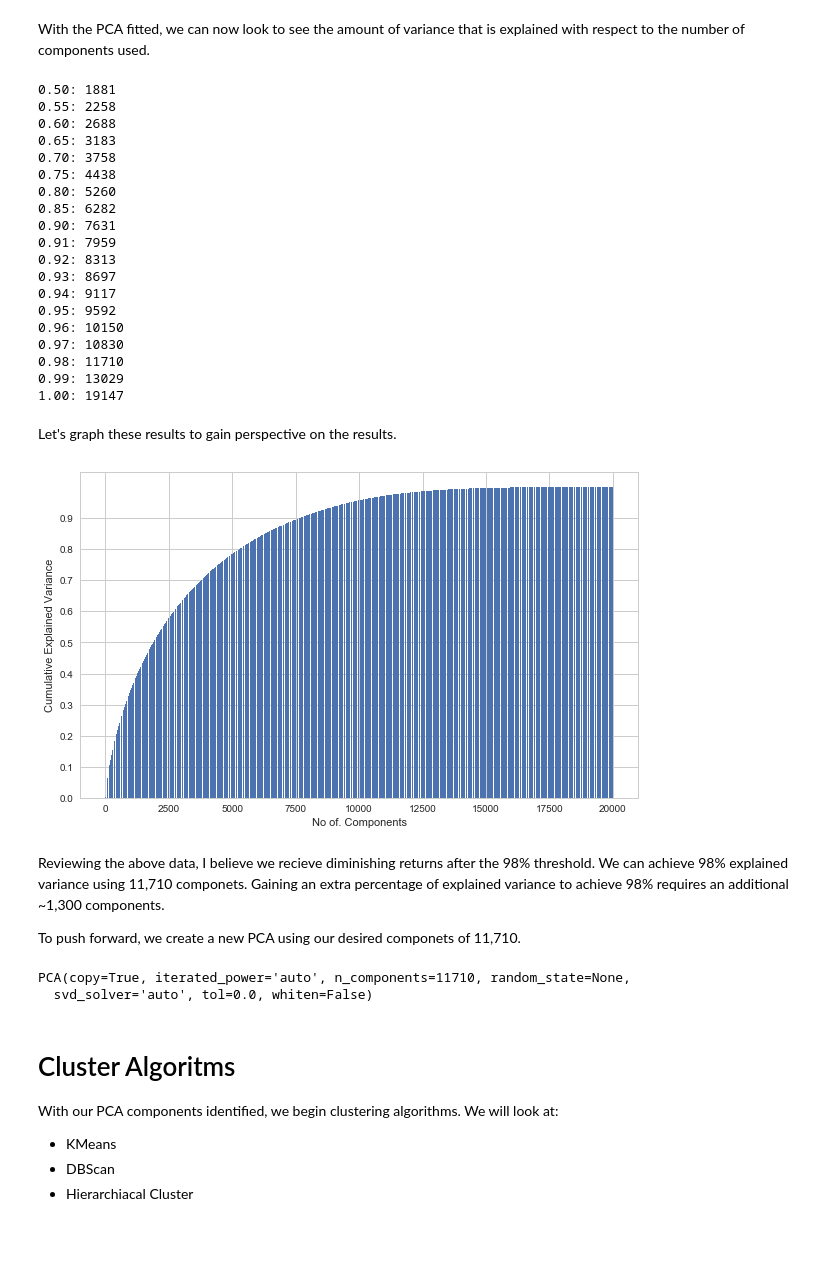
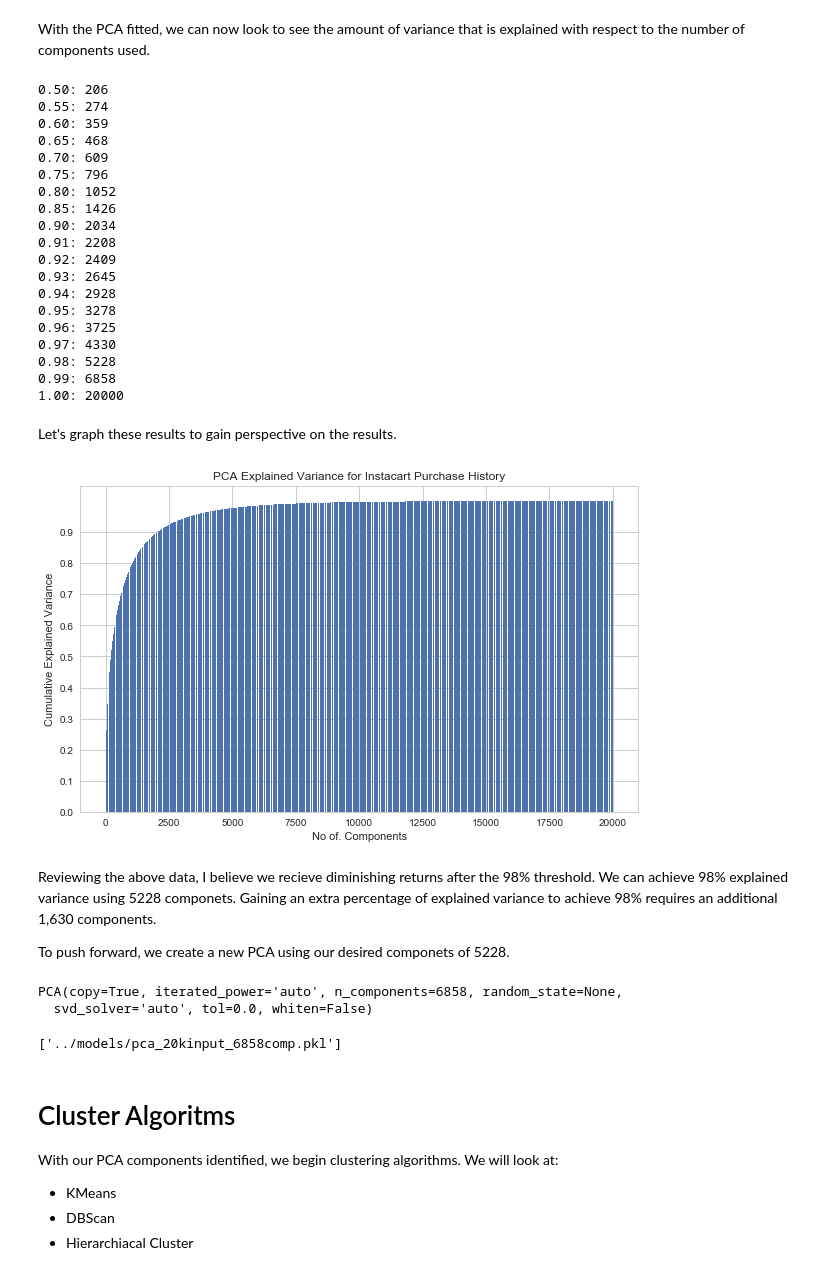
Before and after one commit to mrjgamble/K2DataScience, a Jupyter notebook: Projects/project3-recommender/notebooks/02-instacart-clustering.ipynb, the cells around one changed output. Saved outputs shown, nothing was run; the diff lists cells and outputs as text; code cells hidden in the pictures; blank space fills up the shorter version.

```diff
--- a/Projects/project3-recommender/notebooks/02-instacart-clustering.ipynb
+++ b/Projects/project3-recommender/notebooks/02-instacart-clustering.ipynb
@@ -87,7 +97,7 @@ Dimensionality reduction will be completed using Principal Component Analysis (P
 pca_full = PCA()
 
 # fit oru data
-pca_full.fit(crosstab_scaled) ## note: This takes 1:20 minutes to complete 20,000 records
+pca_full.fit(crosstab) ## note: This takes 1:20 minutes to complete 20,000 records
 # %% [output]
 PCA(copy=True, iterated_power='auto', n_components=None, random_state=None,
   svd_solver='auto', tol=0.0, whiten=False)
@@ -104,60 +114,60 @@ for i in np.arange(0.5, 0.9, 0.05):
 for i in np.arange(0.9, 1.01, 0.01):
     print('{0:.2f}: {1:}'.format(i, np.sum(ev_cumsum <= i)))
 # %% [output]
-0.50: 1881
-0.55: 2258
-0.60: 2688
-0.65: 3183
-0.70: 3758
-0.75: 4438
-0.80: 5260
-0.85: 6282
-0.90: 7631
-0.91: 7959
-0.92: 8313
-0.93: 8697
-0.94: 9117
-0.95: 9592
-0.96: 10150
-0.97: 10830
-0.98: 11710
-0.99: 13029
-1.00: 19147
+0.50: 206
+0.55: 274
+0.60: 359
+0.65: 468
+0.70: 609
+0.75: 796
+0.80: 1052
+0.85: 1426
+0.90: 2034
+0.91: 2208
+0.92: 2409
+0.93: 2645
+0.94: 2928
+0.95: 3278
+0.96: 3725
+0.97: 4330
+0.98: 5228
+0.99: 6858
+1.00: 20000
 # %% [markdown]
 Let's graph these results to gain perspective on the results.
 # %%
 # Create a plot to find out how our components explain our data
-y = pca.explained_variance_ratio_.cumsum()
+y = pca_full.explained_variance_ratio_.cumsum()
 x = np.arange(len(y))
 
 # create plot
 fig, ax = plt.subplots(figsize=(10, 6))
 
 # plot
 plt.bar(x, y)
 
 # set labels
 plt.xlabel('No of. Components')
 plt.ylabel('Cumulative Explained Variance')
 plt.title('PCA Explained Variance for Instacart Purchase History')
 plt.yticks(np.arange(0, 1, 0.1))
 
 #plt.savefig()
 plt.show()
 # %% [output]
-[figure, old version]
+[figure, new version]
 # %% [markdown]
-Reviewing the above data, I believe we recieve diminishing returns after the 98% threshold.  We can achieve 98% explained variance using 11,710 componets.  Gaining an extra percentage of explained variance to achieve 98% requires an additional ~1,300 components.
+Reviewing the above data, I believe we recieve diminishing returns after the 98% threshold.  We can achieve 98% explained variance using 5228 componets.  Gaining an extra percentage of explained variance to achieve 98% requires an additional 1,630 components.
 
-To push forward, we create a new PCA using our desired componets of 11,710.
+To push forward, we create a new PCA using our desired componets of 5228.
 # %%
-# create pca to explain 98% of data
-pca = PCA(n_components=11710)
+# create pca to explain 99% of data
+pca = PCA(n_components=6858)
 
 # fit our scaled data
-pca.fit(crosstab_scaled)
+pca.fit(crosstab)
 # %% [output]
-PCA(copy=True, iterated_power='auto', n_components=11710, random_state=None,
+PCA(copy=True, iterated_power='auto', n_components=6858, random_state=None,
   svd_solver='auto', tol=0.0, whiten=False)
 # %%
 # transform the data
@@ -165,5 +177,7 @@ crosstab_transformed = pca.transform(crosstab_scaled)
 # %%
-#from sklearn.externals import joblib
+from sklearn.externals import joblib
 
 # save our pca classifier
-#joblib.dump(pca, '../models/pca_20kinput_11710comp.pkl')
+joblib.dump(pca, '../models/pca_20kinput_6858comp.pkl')
+# %% [output]
+['../models/pca_20kinput_6858comp.pkl']
```
Also changed, not shown: parts of 41 cells of this notebook, 9 other files.
